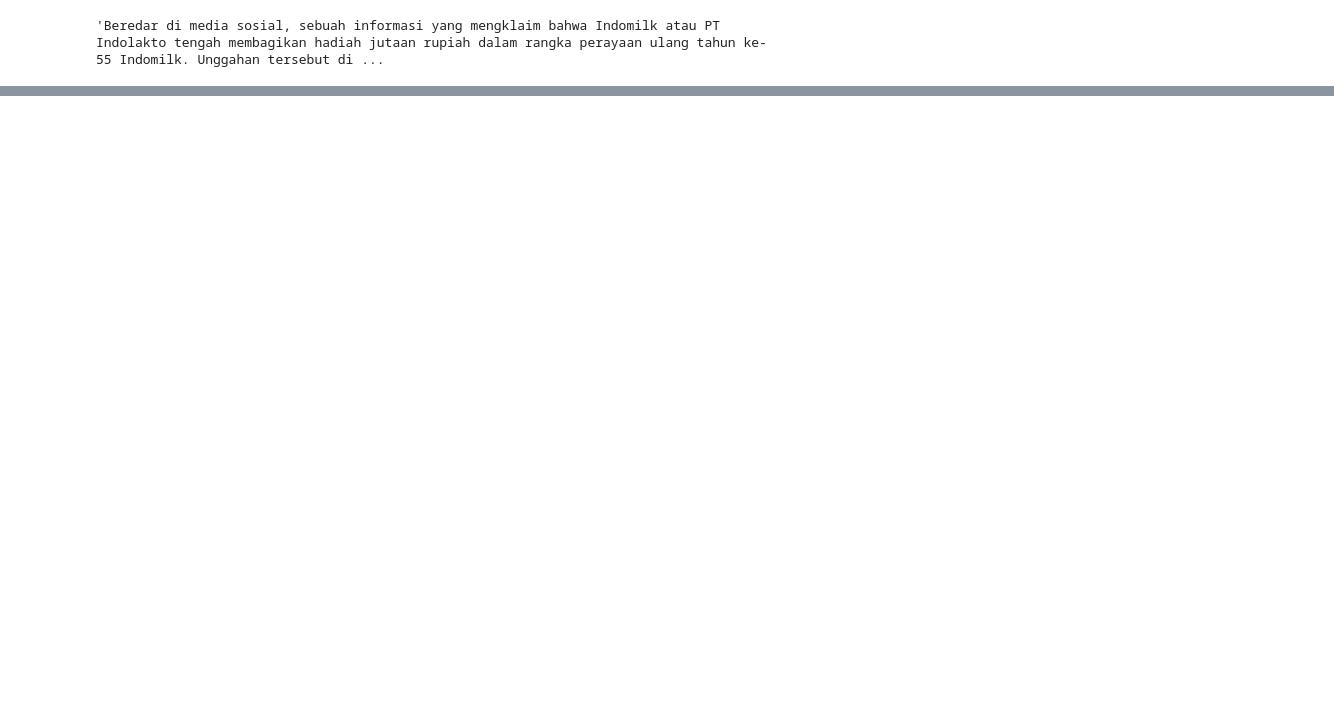
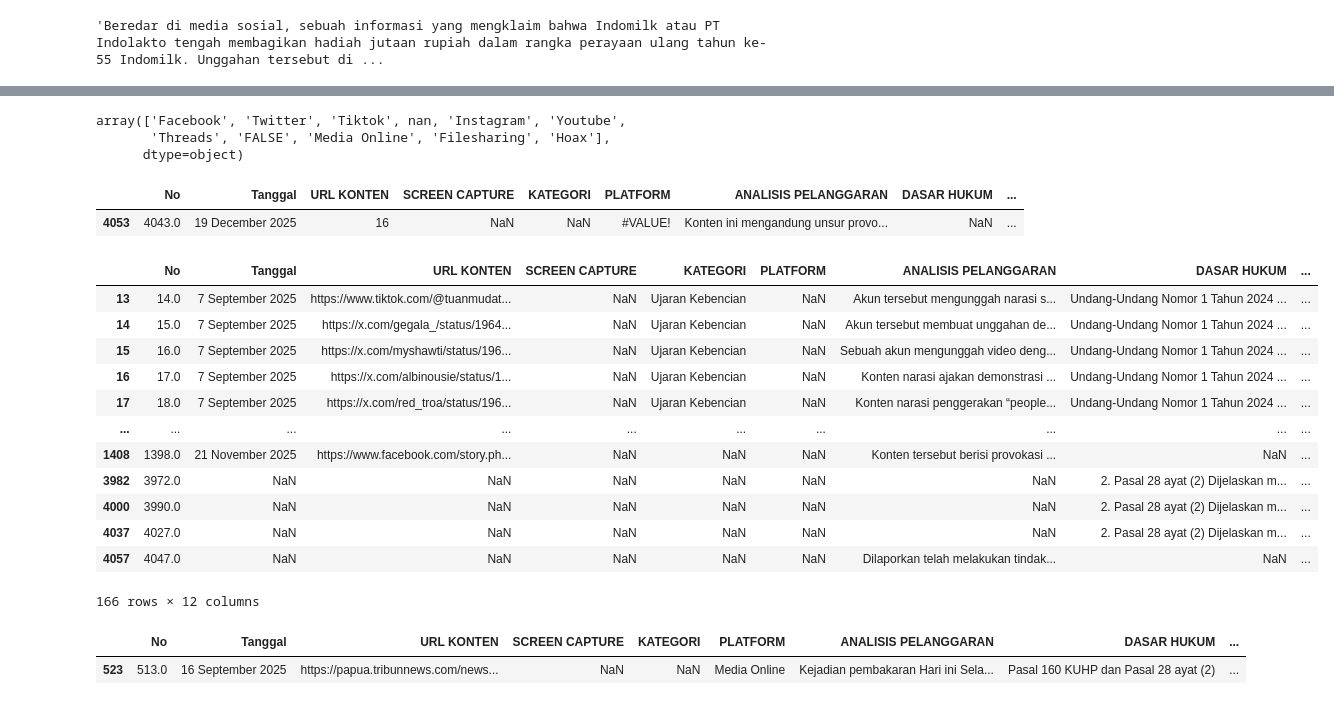
Before and after one commit to imdipo/capstone-AITF-komdigi, a Jupyter notebook: Cleaning/bersihin.ipynb, the cells around one changed output, grey strips where cells are left out. Saved outputs shown, nothing was run; the diff lists cells and outputs as text; code cells hidden in the pictures; blank space fills up the shorter version.

```diff
--- a/Cleaning/bersihin.ipynb
+++ b/Cleaning/bersihin.ipynb
@@ -114,0 +1076,6 @@ noAnomali
+# %%
+data_clean["PLATFORM"].unique()
+# %% [output]
+array(['Facebook', 'Twitter', 'Tiktok', nan, 'Instagram', 'Youtube',
+       'Threads', 'FALSE', 'Media Online', 'Filesharing', 'Hoax'],
+      dtype=object)
@@ -114,0 +1089,26 @@ noAnomali
+# %%
+data_tambahan[data_tambahan["PLATFORM"] == "#VALUE!"]
+# %% [output]
+|  | No | Tanggal | URL KONTEN | SCREEN CAPTURE | KATEGORI | PLATFORM | ANALISIS PELANGGARAN | DASAR HUKUM | ... |
+| 4053 | 4043.0 | 19 December 2025 | 16 | NaN | NaN | #VALUE! | Konten ini mengandung unsur provo... | NaN | ... |
+# %%
+data_tambahan[data_tambahan["PLATFORM"].isna()]
+# %% [output]
+|  | No | Tanggal | URL KONTEN | SCREEN CAPTURE | KATEGORI | PLATFORM | ANALISIS PELANGGARAN | DASAR HUKUM | ... |
+| 13 | 14.0 | 7 September 2025 | https://www.tiktok.com/@tuanmudat... | NaN | Ujaran Kebencian | NaN | Akun tersebut mengunggah narasi s... | Undang-Undang Nomor 1 Tahun 2024 ... | ... |
+| 14 | 15.0 | 7 September 2025 | https://x.com/gegala_/status/1964... | NaN | Ujaran Kebencian | NaN | Akun tersebut membuat unggahan de... | Undang-Undang Nomor 1 Tahun 2024 ... | ... |
+| 15 | 16.0 | 7 September 2025 | https://x.com/myshawti/status/196... | NaN | Ujaran Kebencian | NaN | Sebuah akun mengunggah video deng... | Undang-Undang Nomor 1 Tahun 2024 ... | ... |
+| 16 | 17.0 | 7 September 2025 | https://x.com/albinousie/status/1... | NaN | Ujaran Kebencian | NaN | Konten narasi ajakan demonstrasi ... | Undang-Undang Nomor 1 Tahun 2024 ... | ... |
+| 17 | 18.0 | 7 September 2025 | https://x.com/red_troa/status/196... | NaN | Ujaran Kebencian | NaN | Konten narasi penggerakan “people... | Undang-Undang Nomor 1 Tahun 2024 ... | ... |
+| ... | ... | ... | ... | ... | ... | ... | ... | ... | ... |
+| 1408 | 1398.0 | 21 November 2025 | https://www.facebook.com/story.ph... | NaN | NaN | NaN | Konten tersebut berisi provokasi ... | NaN | ... |
+| 3982 | 3972.0 | NaN | NaN | NaN | NaN | NaN | NaN | 2. Pasal 28 ayat (2) Dijelaskan m... | ... |
+| 4000 | 3990.0 | NaN | NaN | NaN | NaN | NaN | NaN | 2. Pasal 28 ayat (2) Dijelaskan m... | ... |
+| 4037 | 4027.0 | NaN | NaN | NaN | NaN | NaN | NaN | 2. Pasal 28 ayat (2) Dijelaskan m... | ... |
+| 4057 | 4047.0 | NaN | NaN | NaN | NaN | NaN | Dilaporkan telah melakukan tindak... | NaN | ... |
+166 rows × 12 columns
+# %%
+data_tambahan[data_tambahan["PLATFORM"] == "Media Online"]
+# %% [output]
+|  | No | Tanggal | URL KONTEN | SCREEN CAPTURE | KATEGORI | PLATFORM | ANALISIS PELANGGARAN | DASAR HUKUM | ... |
+| 523 | 513.0 | 16 September 2025 | https://papua.tribunnews.com/news... | NaN | NaN | Media Online | Kejadian pembakaran Hari ini Sela... | Pasal 160 KUHP dan Pasal 28 ayat (2) | ... |
```
Also changed, not shown: parts of 82 cells of this notebook.
